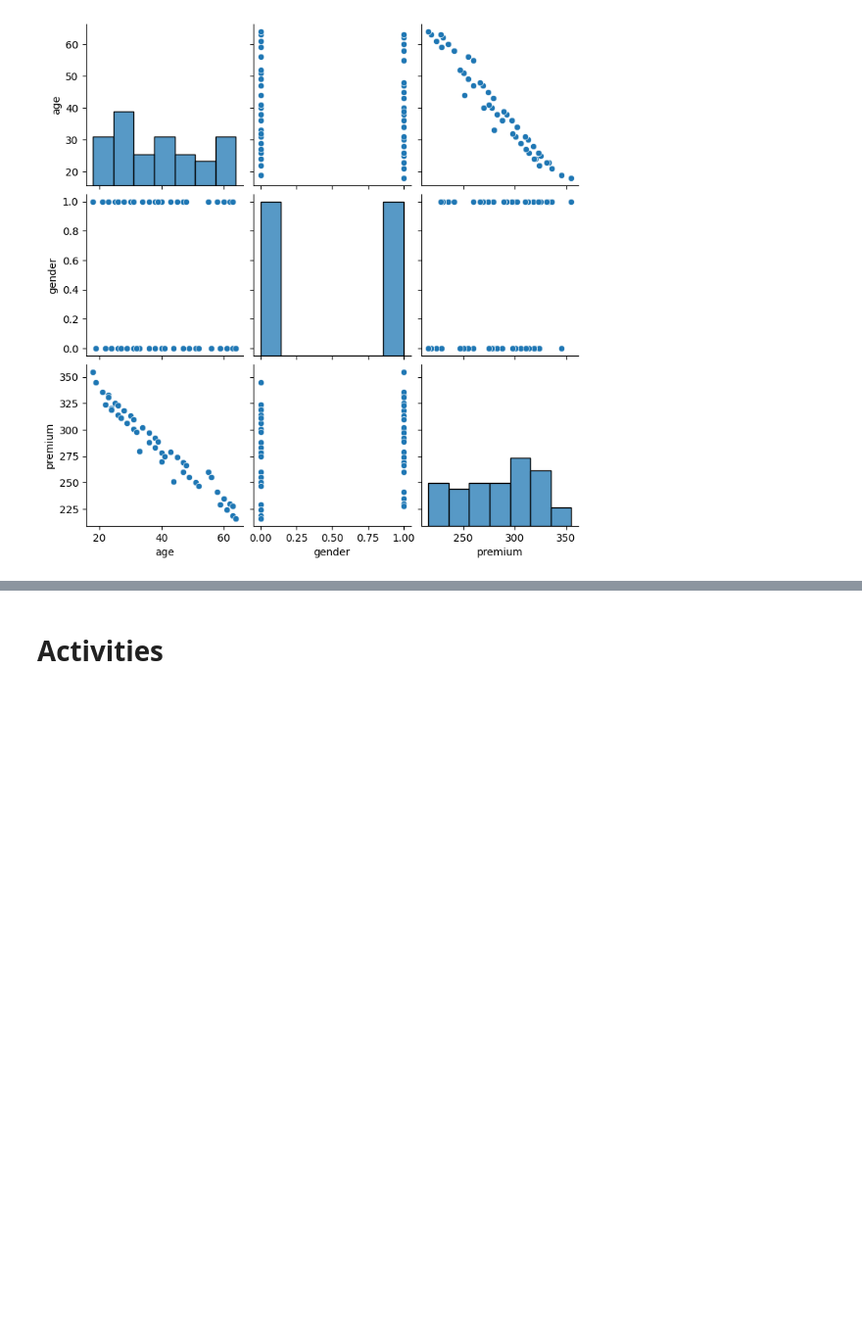
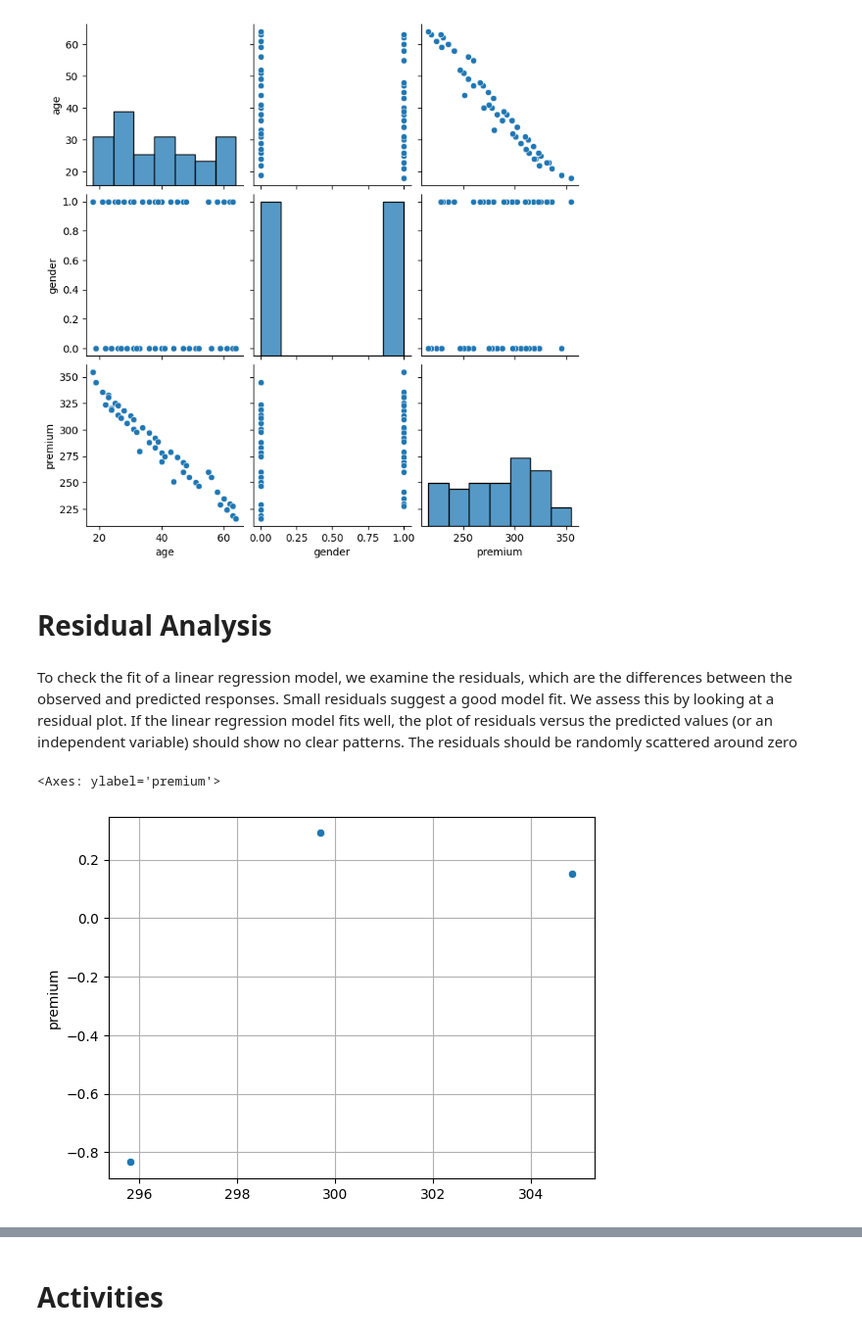
Before and after one commit to lcbjrrr/quantai, a Jupyter notebook: M2_Py_ML_RegLin.ipynb, the cells around one changed output, grey strips where cells are left out. Shown at 98% size. Drawn from its saved outputs; the diff is of its cells as text; code cells hidden in the pictures; blank space fills up the shorter version.

```diff
--- a/M2_Py_ML_RegLin.ipynb
+++ b/M2_Py_ML_RegLin.ipynb
@@ -92,3 +92,9 @@ test
 | 0 | 33 | 1 | 305 |
 | 1 | 33 | 0 | 295 |
 | 2 | 35 | 1 | 300 |
+# %%
+test = pd.DataFrame({
+    'age':[33,33,35],
+    'gender':[1,0,1],
+    'premium':[305,295,300]})
+test
@@ -184,3 +197,16 @@ sns.pairplot(auto)
 # %% [output]
 <seaborn.axisgrid.PairGrid at 0x...>
 [figure]
+# %% [markdown]
+# Residual Analysis
+# %% [markdown]
+To check the fit of a linear regression model, we examine the residuals, which are the differences between the observed and predicted responses. Small residuals suggest a good model fit. We assess this by looking at a residual plot. If the linear regression model fits well, the plot of residuals versus the predicted values (or an independent variable) should show no clear patterns. The residuals should be randomly scattered around zero
+# %%
+import seaborn as sns
+import matplotlib.pyplot as plt
+residuals = test['premium'] - preds
+plt.grid(True)
+sns.scatterplot(x=preds,y=residuals)
+# %% [output]
+<Axes: ylabel='premium'>
+[figure, added]
```
Also changed, not shown: parts of 4 cells of this notebook.
